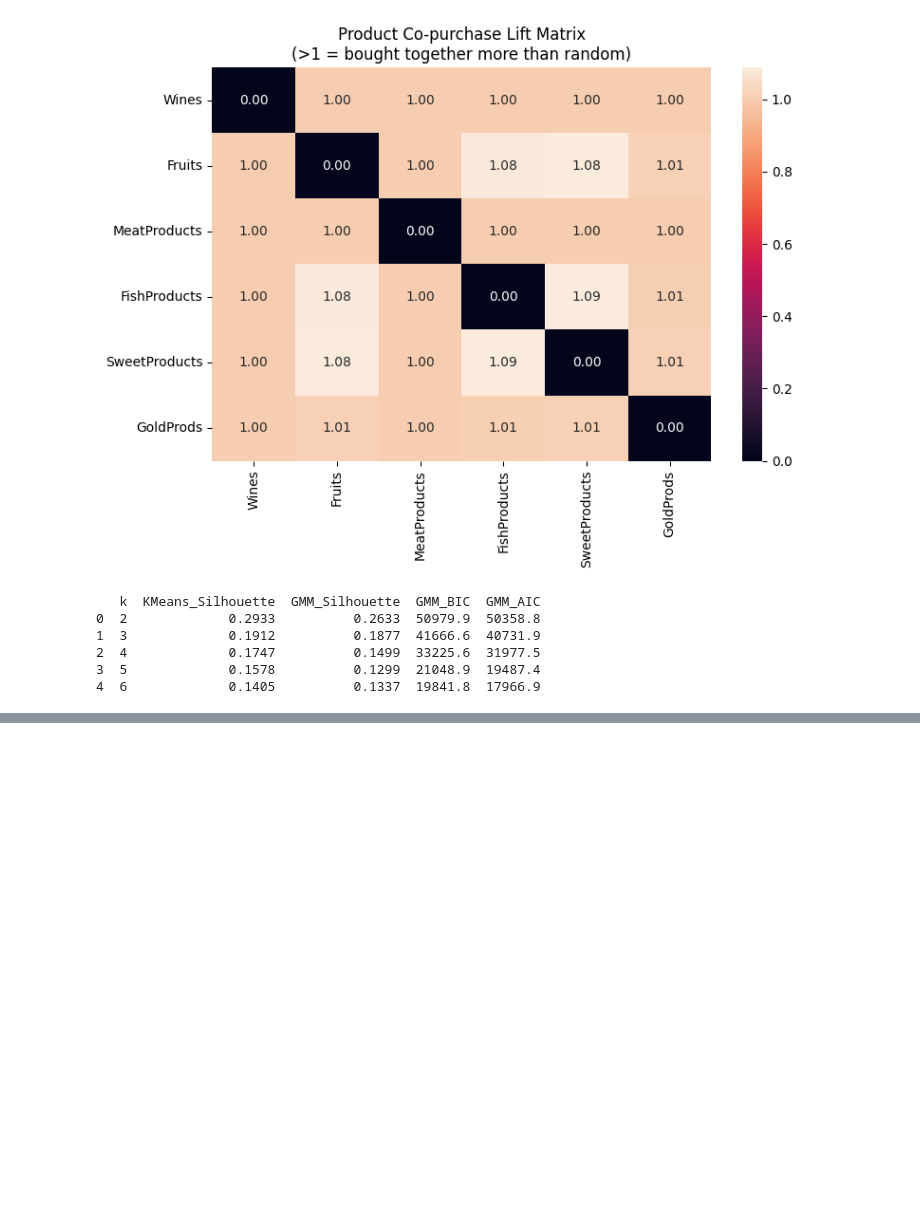
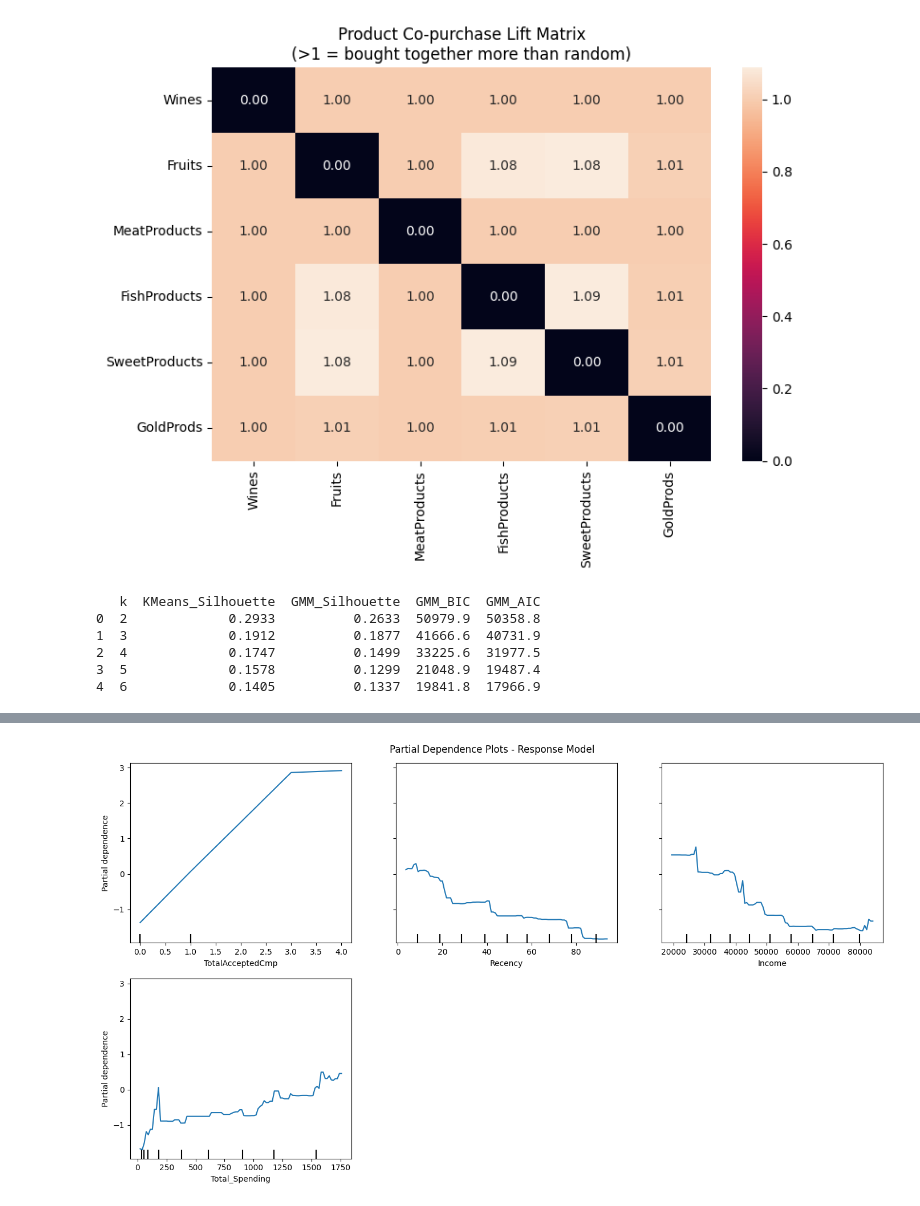
Before and after one commit to bouhlet0/Customer-Personality-Analysis, a Jupyter notebook: Customer_Personality_Analysis.ipynb, the cells around one changed output, grey strips where cells are left out. Drawn from its saved outputs; the diff is of its cells as text; code cells hidden in the pictures; blank space fills up the shorter version.

```diff
--- a/Customer_Personality_Analysis.ipynb
+++ b/Customer_Personality_Analysis.ipynb
@@ -1702,0 +1721,14 @@ GMM ARI: 0.752 +- 0.281
+# %%
+top_features = feat_imp.head(4).index.tolist()
+
+fig, ax = plt.subplots(figsize=(14, 8))
+PartialDependenceDisplay.from_estimator(
+    gbc, X_train, top_features,
+    kind="average",
+    ax=ax
+)
+plt.suptitle("Partial Dependence Plots - Response Model")
+plt.tight_layout()
+plt.show()
+# %% [output]
+[figure, added]
```
Also changed, not shown: parts of 10 cells of this notebook.
